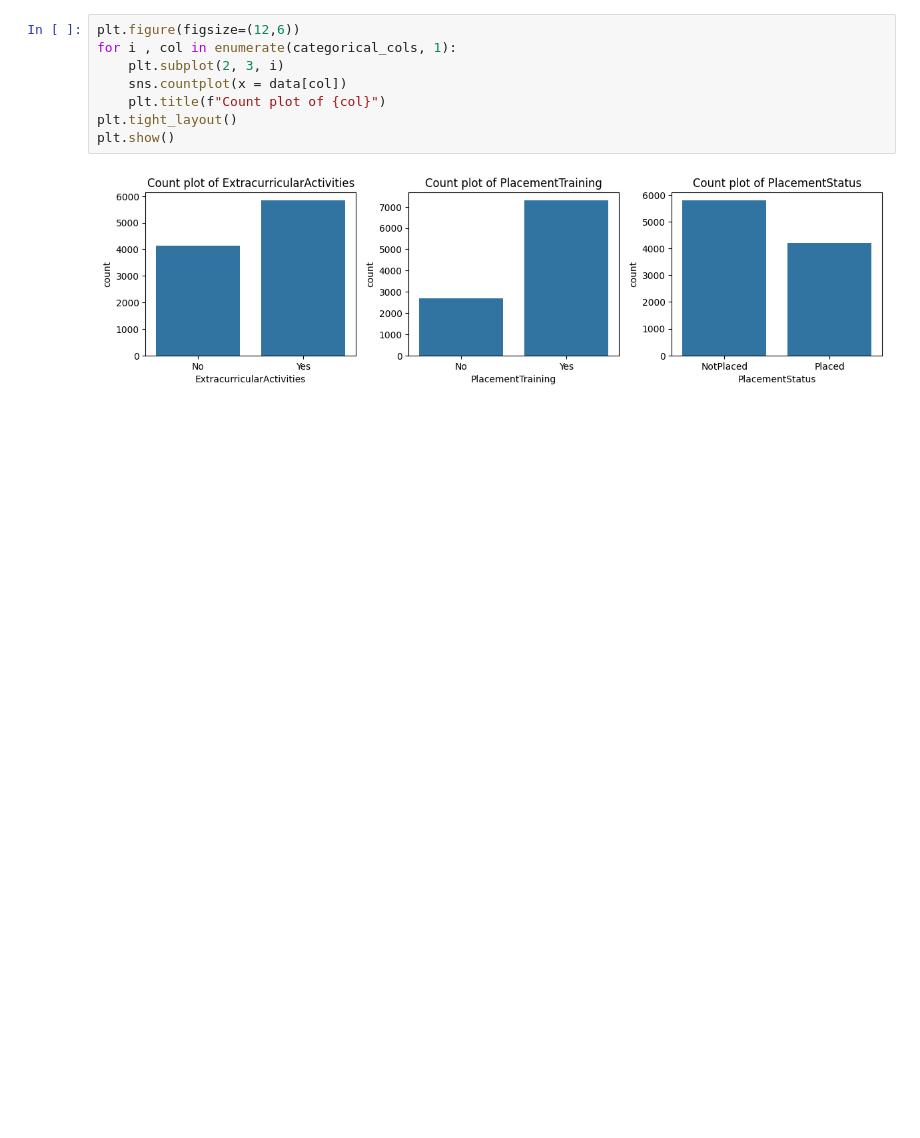
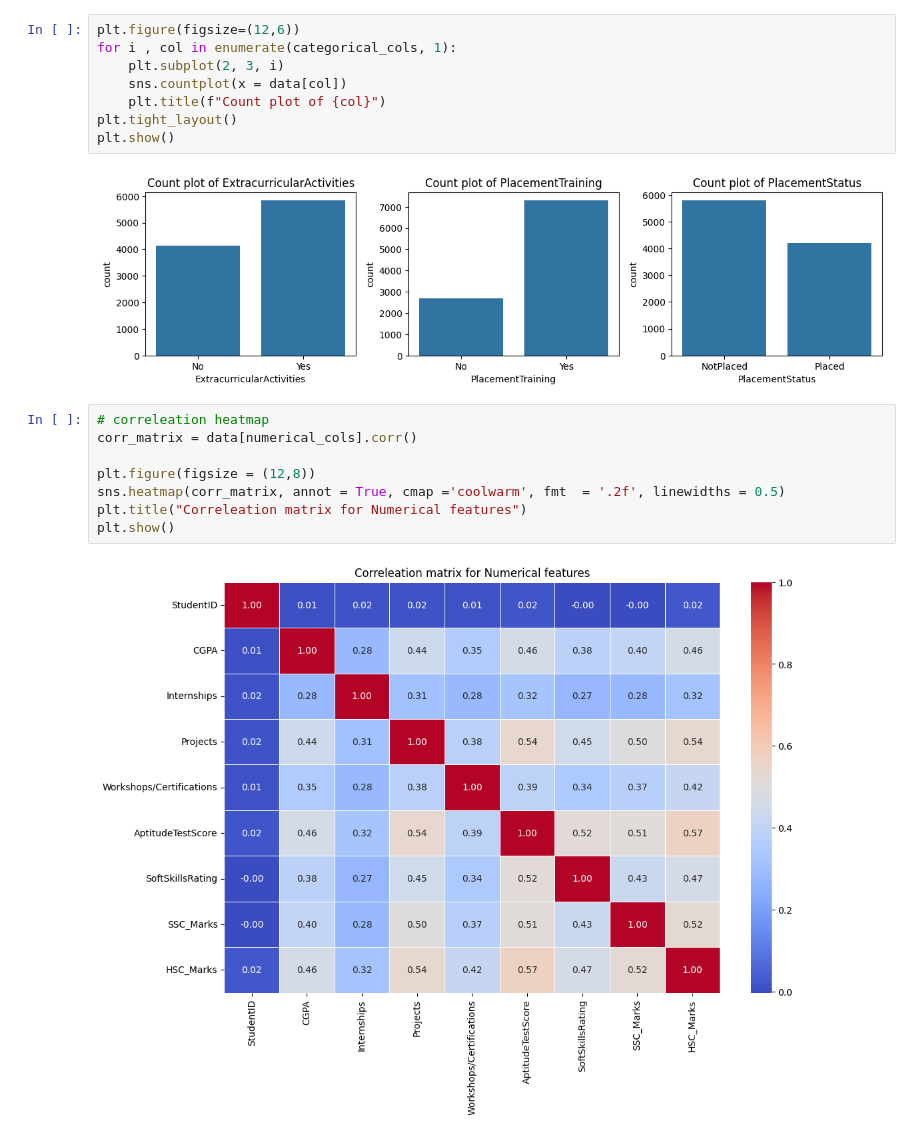
Before and after one commit to ShashankMk031/Placement_Prediction_dataset, a Jupyter notebook: eda.ipynb, the cells around one changed output. Cells and saved outputs as stored; diff of their text form; blank space fills up the shorter version.

```diff
--- a/eda.ipynb
+++ b/eda.ipynb
@@ -39,3 +92,13 @@ plt.tight_layout()
 plt.show()
 # %% [output]
 [figure]
+# %%
+# correleation heatmap
+corr_matrix = data[numerical_cols].corr()
+
+plt.figure(figsize = (12,8))
+sns.heatmap(corr_matrix, annot = True, cmap ='coolwarm', fmt  = '.2f', linewidths = 0.5)
+plt.title("Correleation matrix for Numerical features")
+plt.show()
+# %% [output]
+[figure, added]
```
Also changed, not shown: parts of 8 cells of this notebook.
